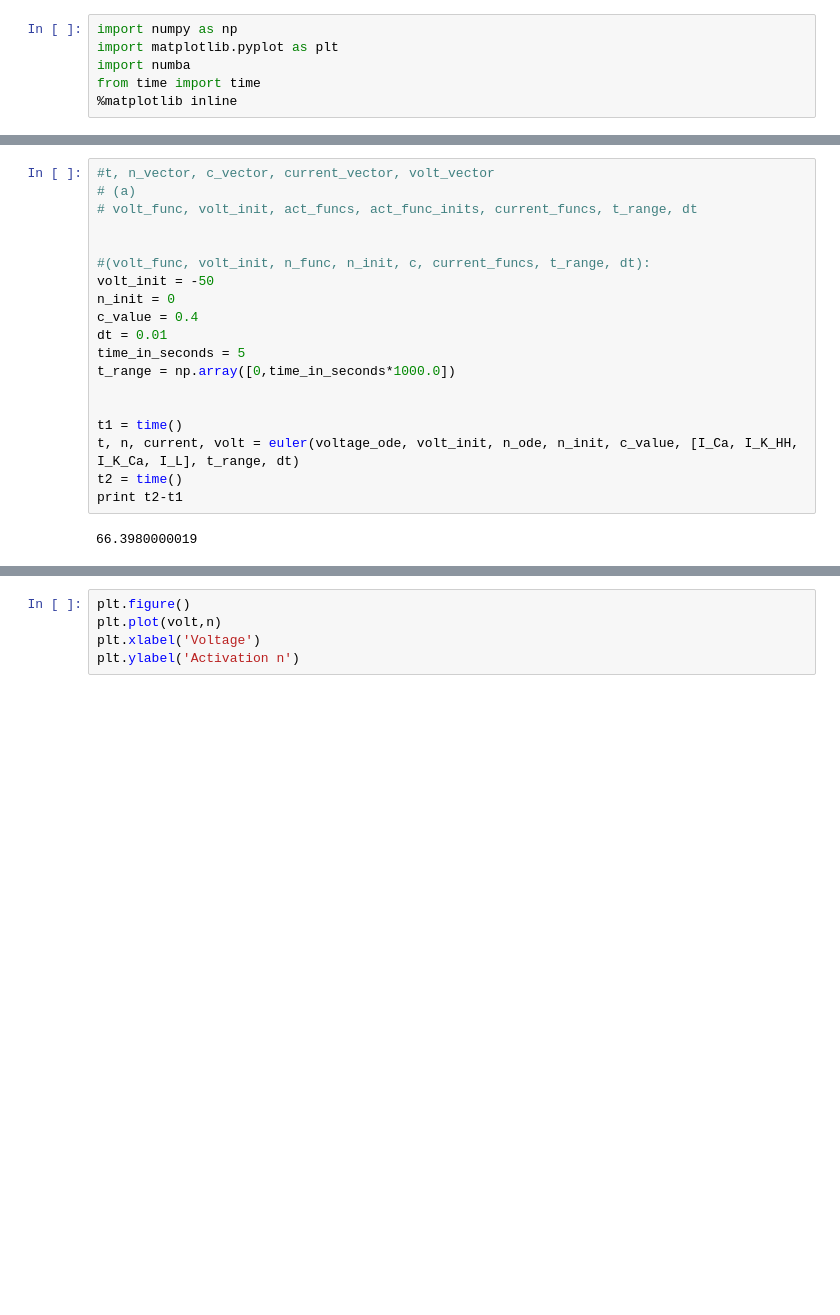
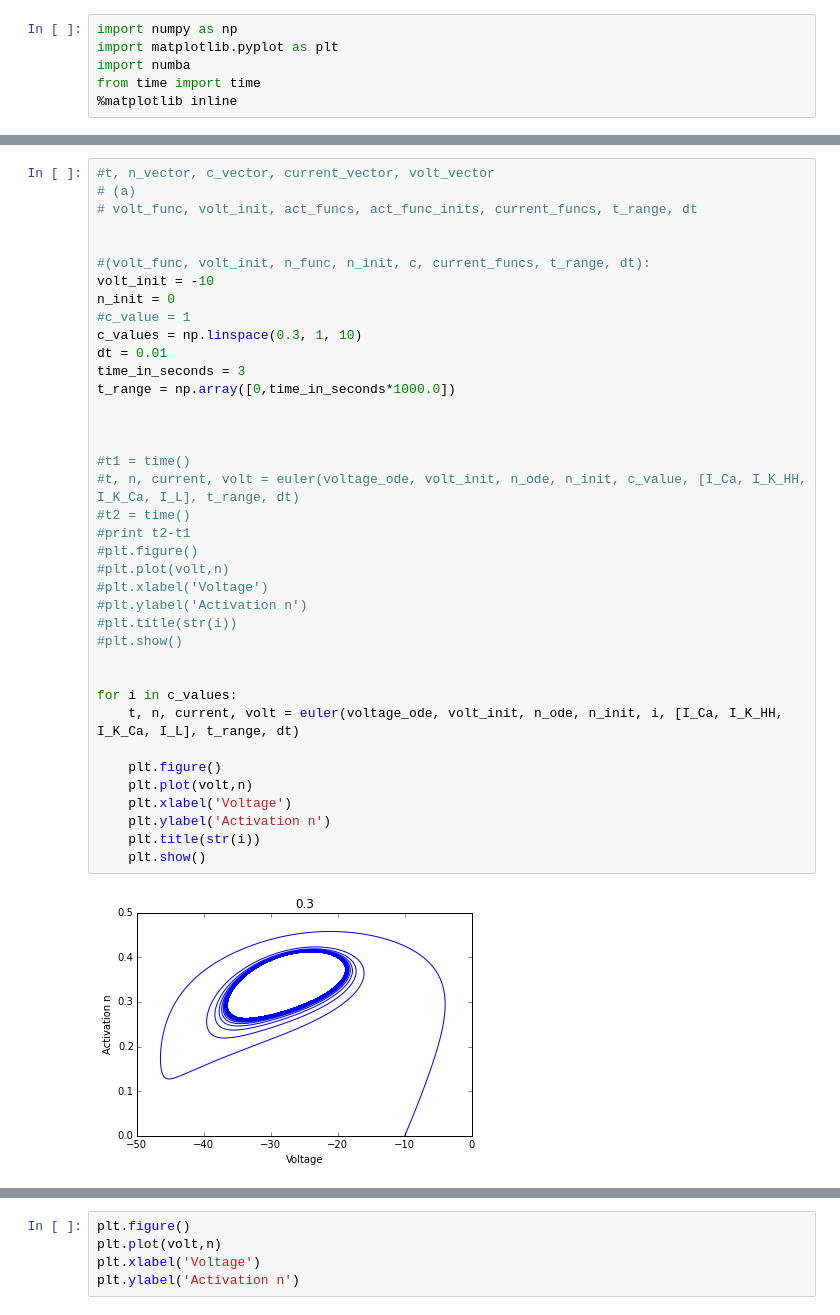
Before and after one commit to hcamalan/Bursting, a Jupyter notebook: Analysis with constant c.ipynb, the cells around one changed output, grey strips where cells are left out. Drawn from its saved outputs; the diff is of its cells as text; blank space fills up the shorter version.

```diff
--- a/Analysis with constant c.ipynb
+++ b/Analysis with constant c.ipynb
@@ -123,21 +130,40 @@ def I_Ca(V):
 # %%
 #t, n_vector, c_vector, current_vector, volt_vector
 # (a)
 # volt_func, volt_init, act_funcs, act_func_inits, current_funcs, t_range, dt
 
 
 #(volt_func, volt_init, n_func, n_init, c, current_funcs, t_range, dt):
-volt_init = -50
+volt_init = -10
 n_init = 0
-c_value = 0.4
+#c_value = 1
+c_values = np.linspace(0.3, 1, 10)
 dt = 0.01
-time_in_seconds = 5
+time_in_seconds = 3
 t_range = np.array([0,time_in_seconds*1000.0])
 
 
-t1 = time()
-t, n, current, volt = euler(voltage_ode, volt_init, n_ode, n_init, c_value, [I_Ca, I_K_HH, I_K_Ca, I_L], t_range, dt)
-t2 = time()
-print t2-t1
+
+#t1 = time()
+#t, n, current, volt = euler(voltage_ode, volt_init, n_ode, n_init, c_value, [I_Ca, I_K_HH, I_K_Ca, I_L], t_range, dt)
+#t2 = time()
+#print t2-t1
+#plt.figure()
+#plt.plot(volt,n)
+#plt.xlabel('Voltage')
+#plt.ylabel('Activation n')
+#plt.title(str(i))
+#plt.show()
+
+
+for i in c_values:
+    t, n, current, volt = euler(voltage_ode, volt_init, n_ode, n_init, i, [I_Ca, I_K_HH, I_K_Ca, I_L], t_range, dt)
+
+    plt.figure()
+    plt.plot(volt,n)
+    plt.xlabel('Voltage')
+    plt.ylabel('Activation n')
+    plt.title(str(i))
+    plt.show()
 # %% [output]
-66.3980000019
+[figure, added]
```
Also changed, not shown: parts of 10 cells of this notebook, 1 other file.
